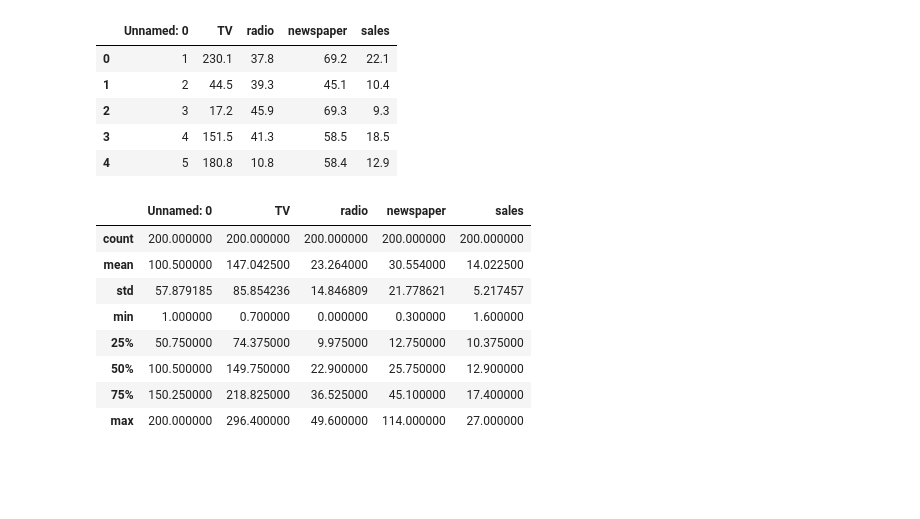
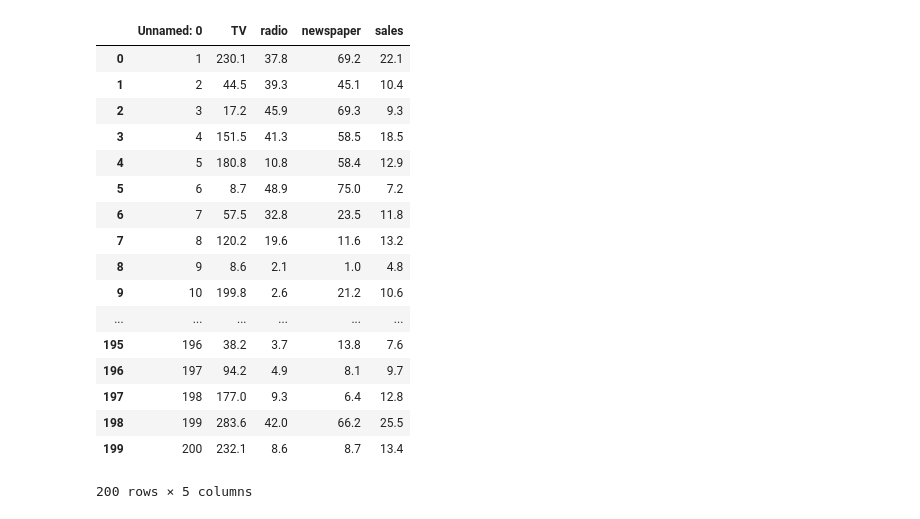
Before and after one commit to mjesar/Linear-Regression-Keras, a Jupyter notebook: Untitled.ipynb, the cells around one changed output. Drawn from its saved outputs; the diff is of its cells as text; code cells hidden in the pictures; blank space fills up the shorter version.

```diff
--- a/Untitled.ipynb
+++ b/Untitled.ipynb
@@ -6,23 +6,23 @@ import  matplotlib.pyplot as plt
 import seaborn as sns
 # %%
 df = pd.read_csv("Advertising.csv")
-df.head()
+df
 # %% [output]
 |  | Unnamed: 0 | TV | radio | newspaper | sales |
 | 0 | 1 | 230.1 | 37.8 | 69.2 | 22.1 |
 | 1 | 2 | 44.5 | 39.3 | 45.1 | 10.4 |
 | 2 | 3 | 17.2 | 45.9 | 69.3 | 9.3 |
 | 3 | 4 | 151.5 | 41.3 | 58.5 | 18.5 |
 | 4 | 5 | 180.8 | 10.8 | 58.4 | 12.9 |
+| 5 | 6 | 8.7 | 48.9 | 75.0 | 7.2 |
+| 6 | 7 | 57.5 | 32.8 | 23.5 | 11.8 |
+| 7 | 8 | 120.2 | 19.6 | 11.6 | 13.2 |
+| 8 | 9 | 8.6 | 2.1 | 1.0 | 4.8 |
+| 9 | 10 | 199.8 | 2.6 | 21.2 | 10.6 |
+| ... | ... | ... | ... | ... | ... |
+| 195 | 196 | 38.2 | 3.7 | 13.8 | 7.6 |
+| 196 | 197 | 94.2 | 4.9 | 8.1 | 9.7 |
+| 197 | 198 | 177.0 | 9.3 | 6.4 | 12.8 |
+| 198 | 199 | 283.6 | 42.0 | 66.2 | 25.5 |
+| 199 | 200 | 232.1 | 8.6 | 8.7 | 13.4 |
+200 rows × 5 columns
-# %%
-df.describe(include="all")
-# %% [output]
-|  | Unnamed: 0 | TV | radio | newspaper | sales |
-| count | 200.000000 | 200.000000 | 200.000000 | 200.000000 | 200.000000 |
-| mean | 100.500000 | 147.042500 | 23.264000 | 30.554000 | 14.022500 |
-| std | 57.879185 | 85.854236 | 14.846809 | 21.778621 | 5.217457 |
-| min | 1.000000 | 0.700000 | 0.000000 | 0.300000 | 1.600000 |
-| 25% | 50.750000 | 74.375000 | 9.975000 | 12.750000 | 10.375000 |
-| 50% | 100.500000 | 149.750000 | 22.900000 | 25.750000 | 12.900000 |
-| 75% | 150.250000 | 218.825000 | 36.525000 | 45.100000 | 17.400000 |
-| max | 200.000000 | 296.400000 | 49.600000 | 114.000000 | 27.000000 |
```
Also changed, not shown: parts of 12 cells of this notebook.
